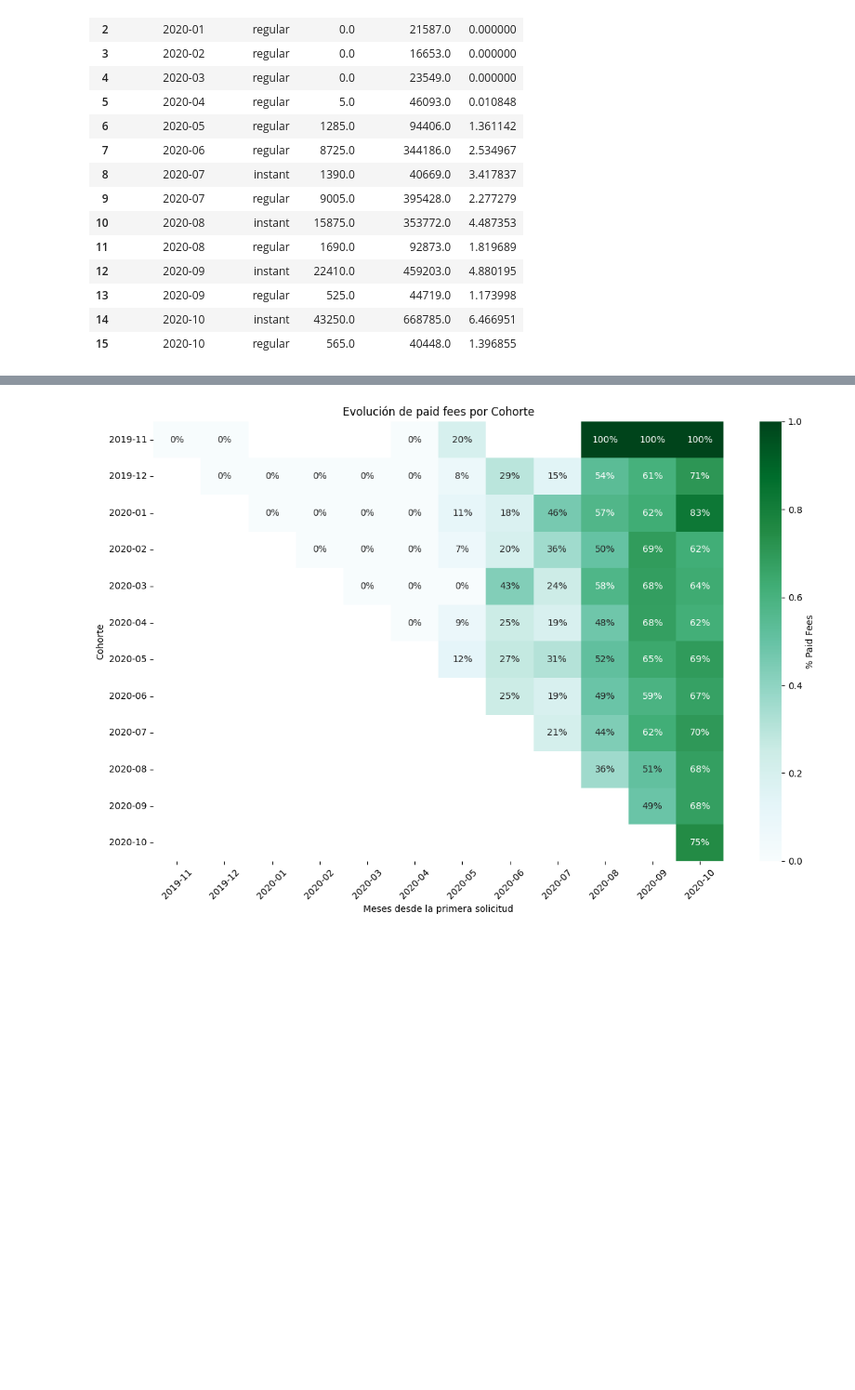
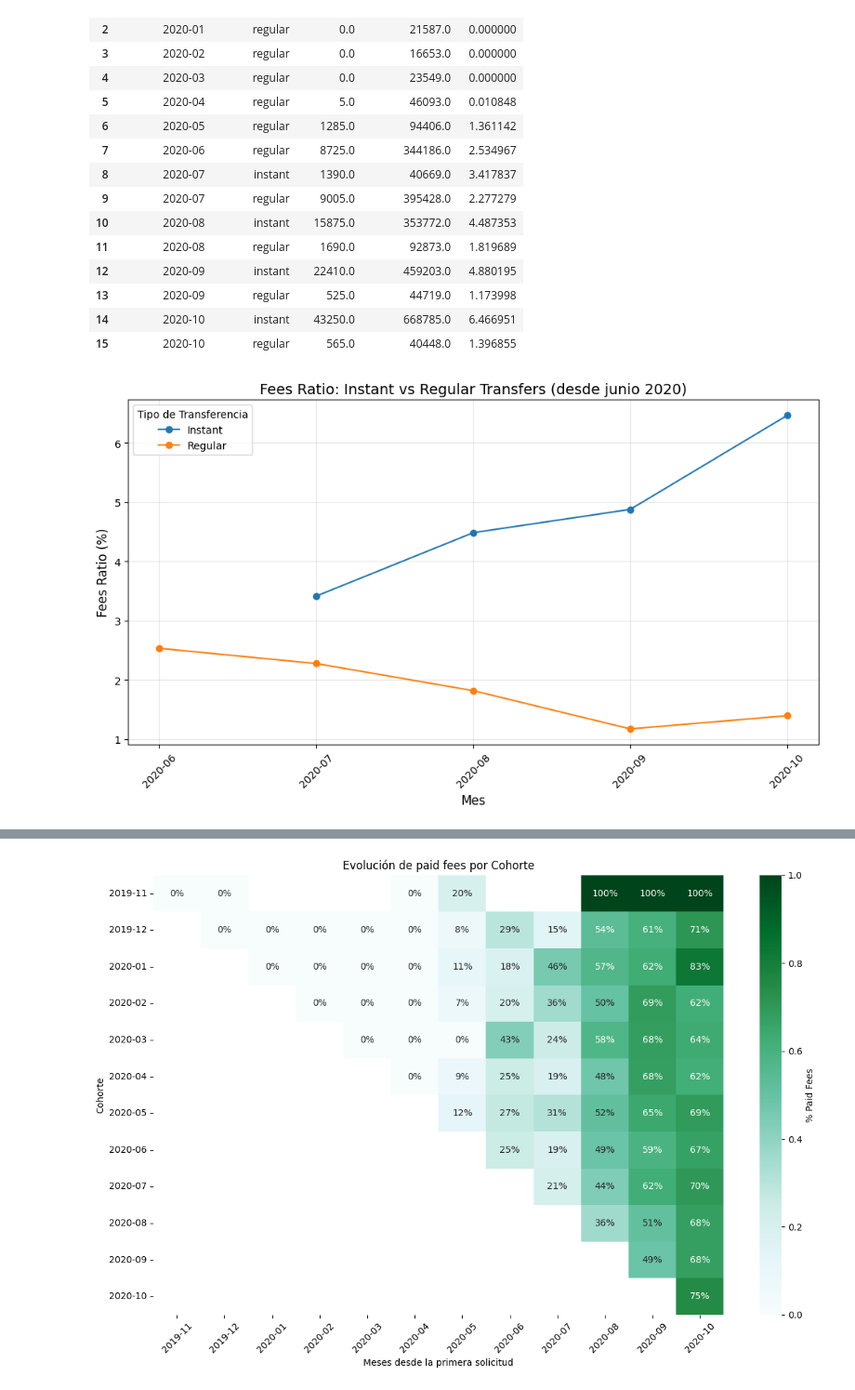
Before and after one commit to albagd77/Pasta-Loca---Proyecto-para-curso-Data-Scientist-UOC, a Jupyter notebook: analysis_ale.ipynb, the cells around one changed output, grey strips where cells are left out. Shown at 93% size. Drawn from its saved outputs; the diff is of its cells as text; code cells hidden in the pictures; blank space fills up the shorter version.

```diff
--- a/analysis_ale.ipynb
+++ b/analysis_ale.ipynb
@@ -142,6 +139,34 @@ monthly_data
 | 13 | 2020-09 | regular | 525.0 | 44719.0 | 1.173998 |
 | 14 | 2020-10 | instant | 43250.0 | 668785.0 | 6.466951 |
 | 15 | 2020-10 | regular | 565.0 | 40448.0 | 1.396855 |
+# %%
+# Filtrar datos desde junio de 2020
+monthly_data_filtered = monthly_data[monthly_data['Mes_created_at'] >= '2020-06']
+
+# Pivotar los datos para facilitar la gráfica
+pivot_data = monthly_data_filtered.pivot(index='Mes_created_at', columns='transfer_type', values='fees_ratio')
+
+# Asegurarse de que el índice sea un string para graficar
+pivot_data.index = pivot_data.index.astype(str)
+
+# Graficar los datos
+plt.figure(figsize=(10, 6))
+plt.plot(pivot_data.index, pivot_data['instant'], label='Instant', marker='o')
+plt.plot(pivot_data.index, pivot_data['regular'], label='Regular', marker='o')
+
+# Personalizar la gráfica
+plt.title('Fees Ratio: Instant vs Regular Transfers (desde junio 2020)', fontsize=14)
+plt.xlabel('Mes', fontsize=12)
+plt.ylabel('Fees Ratio (%)', fontsize=12)
+plt.xticks(rotation=45)
+plt.legend(title='Tipo de Transferencia')
+plt.grid(alpha=0.3)
+
+# Mostrar la gráfica
+plt.tight_layout()
+plt.show()
+# %% [output]
+[figure, added]
 # %%
 # Crear columna 'Cohorte' que indica el mes de la primera solicitud de cada cliente
 df_jo['Cohorte'] = df_jo.groupby('user_id')['created_at'].transform('min').dt.to_period('M')
```
Also changed, not shown: parts of 16 cells of this notebook, 6 other files.
